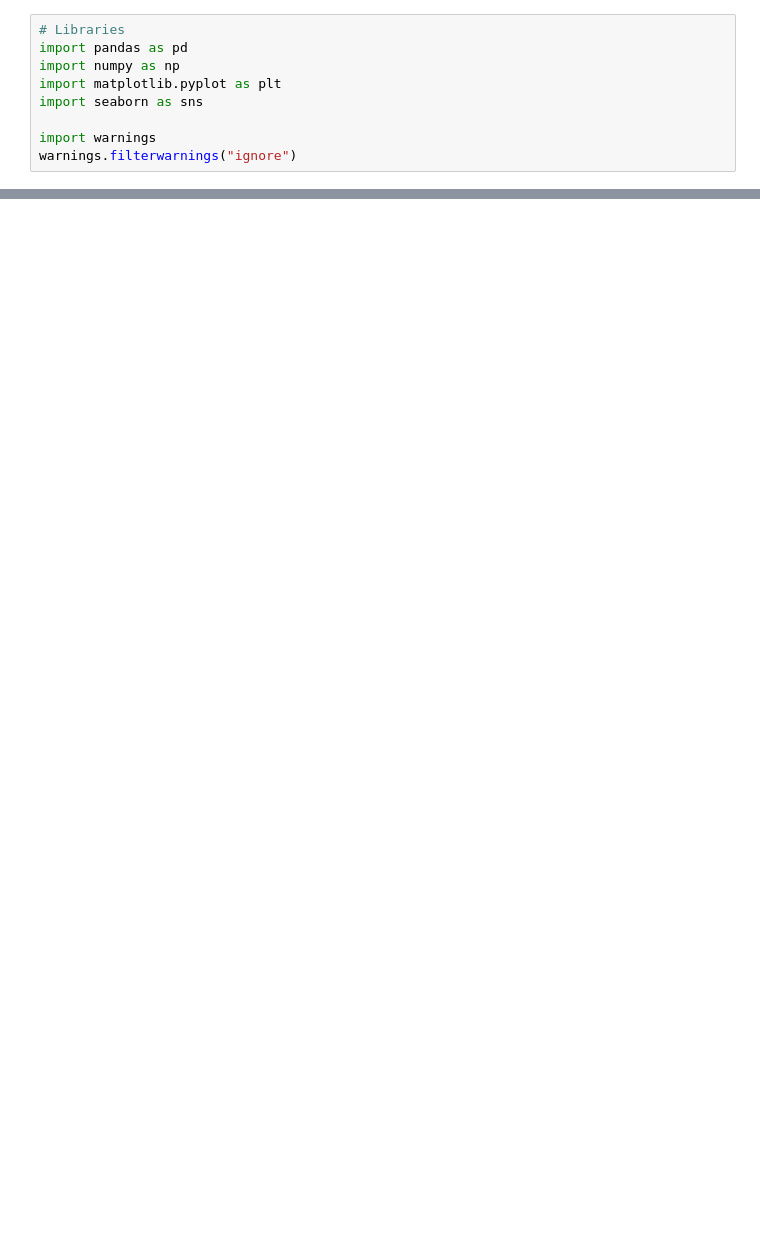
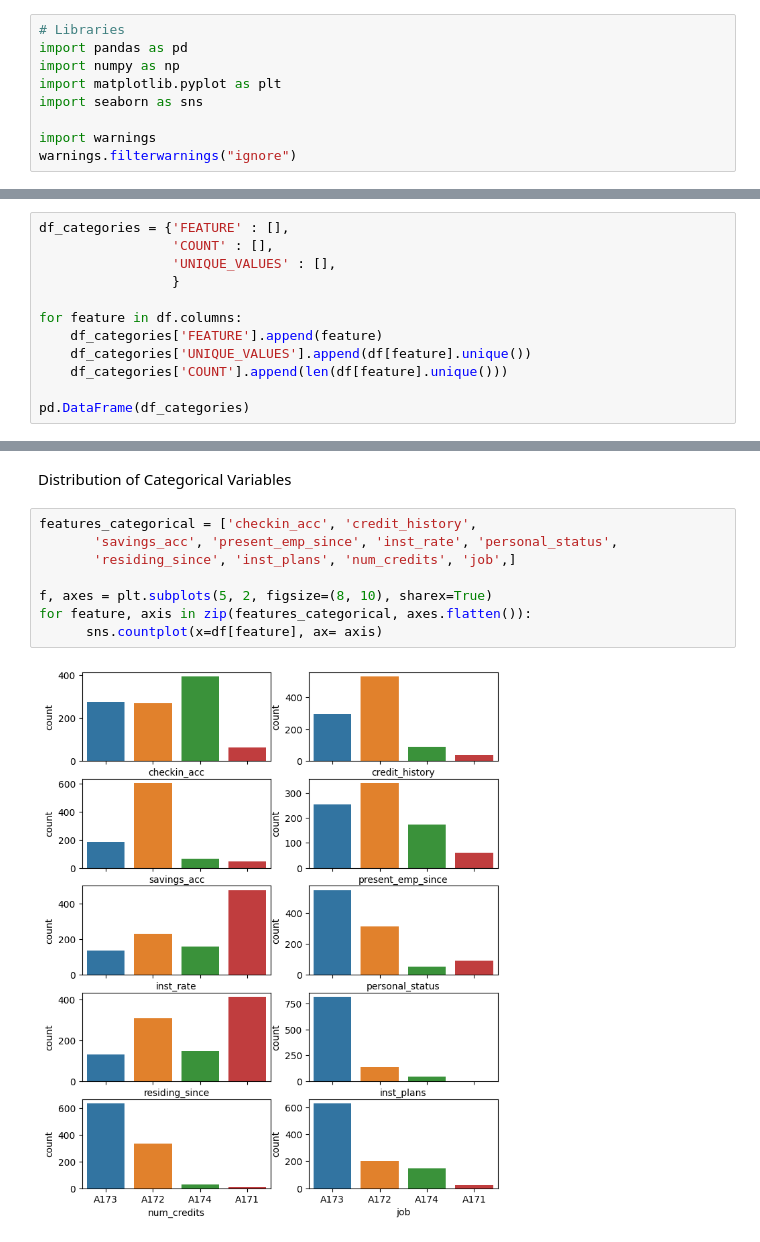
Before and after one commit to ameyak2310/Classifier_GermanCreditRating, a Jupyter notebook: notebooks/eda.ipynb, the cells around one changed output, grey strips where cells are left out. Cells and saved outputs as stored; diff of their text form; blank space fills up the shorter version.

```diff
--- a/notebooks/eda.ipynb
+++ b/notebooks/eda.ipynb
@@ -352,0 +49,12 @@ weighted avg       0.78      0.58      0.58       300
+# %%
+df_categories = {'FEATURE' : [],
+                 'COUNT' : [],
+                 'UNIQUE_VALUES' : [],
+                 }
+
+for feature in df.columns:
+    df_categories['FEATURE'].append(feature)
+    df_categories['UNIQUE_VALUES'].append(df[feature].unique())
+    df_categories['COUNT'].append(len(df[feature].unique()))
+
+pd.DataFrame(df_categories)
@@ -352,0 +94,12 @@ weighted avg       0.78      0.58      0.58       300
+# %% [markdown]
+Distribution of Categorical Variables
+# %%
+features_categorical = ['checkin_acc', 'credit_history',
+       'savings_acc', 'present_emp_since', 'inst_rate', 'personal_status',
+       'residing_since', 'inst_plans', 'num_credits', 'job',]
+
+f, axes = plt.subplots(5, 2, figsize=(8, 10), sharex=True)
+for feature, axis in zip(features_categorical, axes.flatten()):
+      sns.countplot(x=df[feature], ax= axis)
+# %% [output]
+[figure, added]
```
Also changed, not shown: parts of 36 cells of this notebook, 3 other files.
